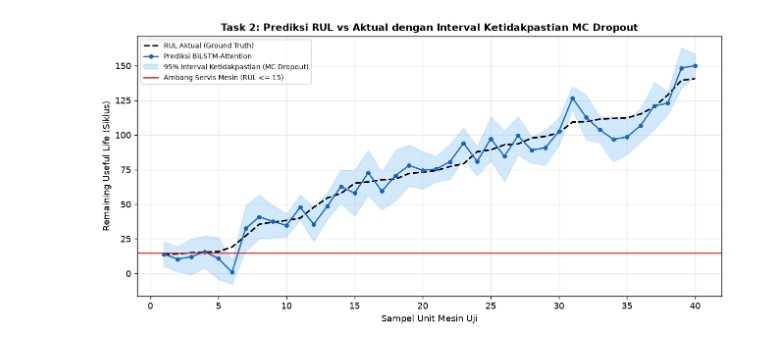
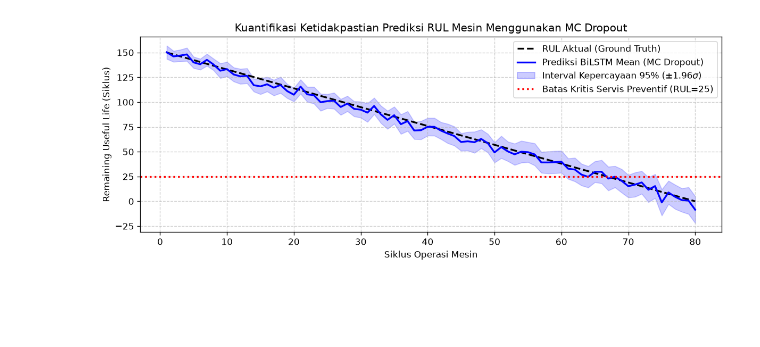
Before and after one commit to alifnaufalcs/UTS-Deep-Learning, a Jupyter notebook: kode/demo_task2.ipynb, the cells around one changed output. Saved outputs shown, nothing was run; the diff lists cells and outputs as text; code cells hidden in the pictures; blank space fills up the shorter version.

```diff
--- a/kode/demo_task2.ipynb
+++ b/kode/demo_task2.ipynb
@@ -81,9 +254,8 @@ Dengan mengaktifkan dropout selama pengujian ($T = 30$ forward pass), model meng
 # %%
-# Tampilkan Plot Prediksi RUL vs Ground Truth dengan Shaded Error Band Ketidakpastian
-img_pred2 = plt.imread('laporan/figures/rul_prediction.png')
-plt.figure(figsize=(10, 5), dpi=120)
-plt.imshow(img_pred2)
+# f1. Visualisasi Interval Ketidakpastian MC Dropout & Ambang Servis Preventif
+plt.figure(figsize=(10, 4), dpi=120)
+plt.imshow(plt.imread(io.BytesIO(base64.b64decode(fig_t2_mc_b64))))
 plt.axis('off')
 plt.show()
 # %% [output]
-[figure, old version]
+[figure, new version]
```
Also changed, not shown: parts of 24 cells of this notebook, 8 other files.
